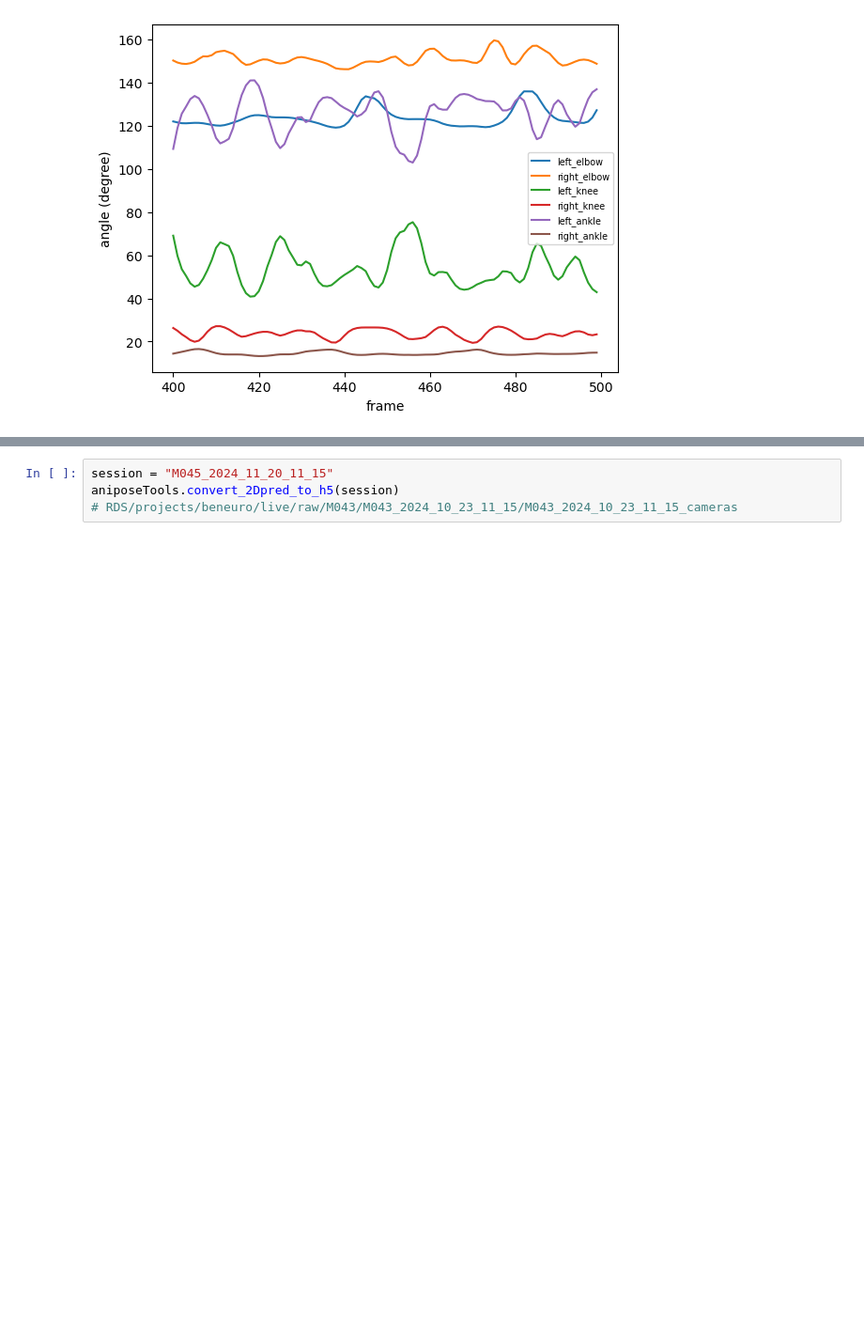
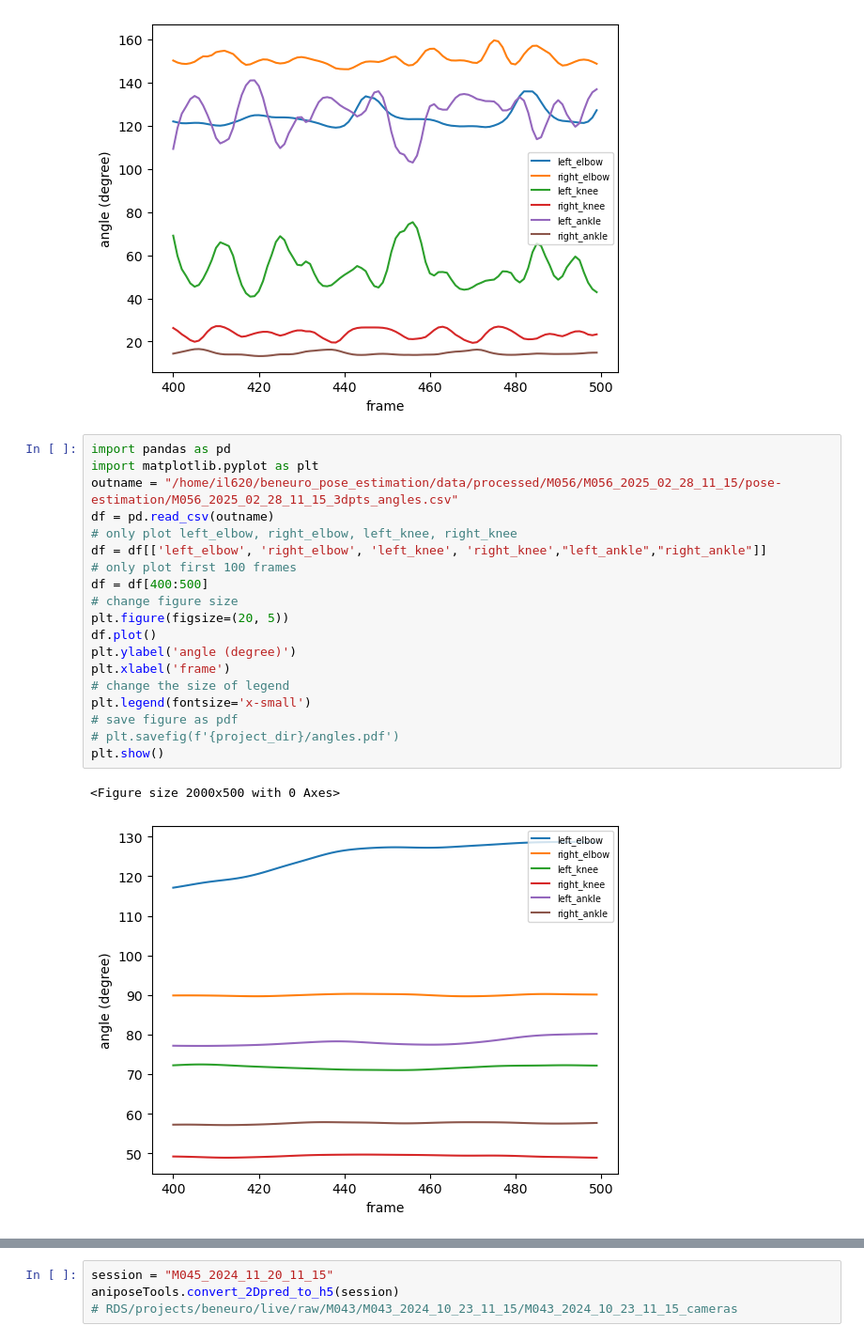
Before and after one commit to BeNeuroLab/beneuro_pose_estimation, a Jupyter notebook: scripts/anipose_tests.ipynb, the cells around one changed output, grey strips where cells are left out. Shown at 94% size. Drawn from its saved outputs; the diff is of its cells as text; blank space fills up the shorter version.

```diff
--- a/scripts/anipose_tests.ipynb
+++ b/scripts/anipose_tests.ipynb
@@ -136,3 +649,25 @@ plt.show()
 # %% [output]
 <Figure size 2000x500 with 0 Axes>
 [figure]
+# %%
+import pandas as pd
+import matplotlib.pyplot as plt
+outname = "/home/il620/beneuro_pose_estimation/data/processed/M056/M056_2025_02_28_11_15/pose-estimation/M056_2025_02_28_11_15_3dpts_angles.csv"
+df = pd.read_csv(outname)
+# only plot left_elbow, right_elbow, left_knee, right_knee
+df = df[['left_elbow', 'right_elbow', 'left_knee', 'right_knee',"left_ankle","right_ankle"]]
+# only plot first 100 frames
+df = df[400:500]
+# change figure size
+plt.figure(figsize=(20, 5))
+df.plot()
+plt.ylabel('angle (degree)')
+plt.xlabel('frame')
+# change the size of legend
+plt.legend(fontsize='x-small')
+# save figure as pdf
+# plt.savefig(f'{project_dir}/angles.pdf')
+plt.show()
+# %% [output]
+<Figure size 2000x500 with 0 Axes>
+[figure, added]
```
Also changed, not shown: parts of 43 cells of this notebook, 13 other files.
